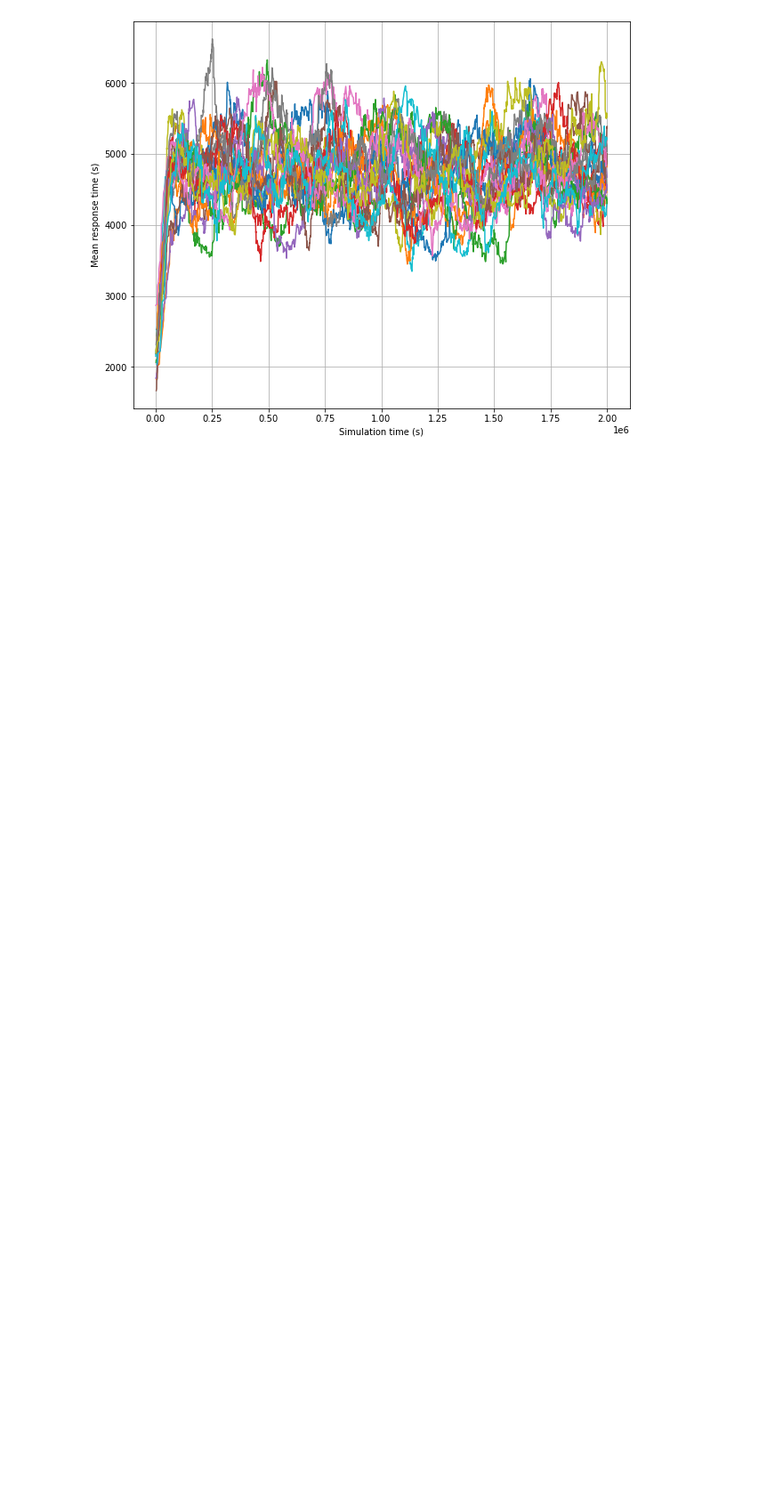
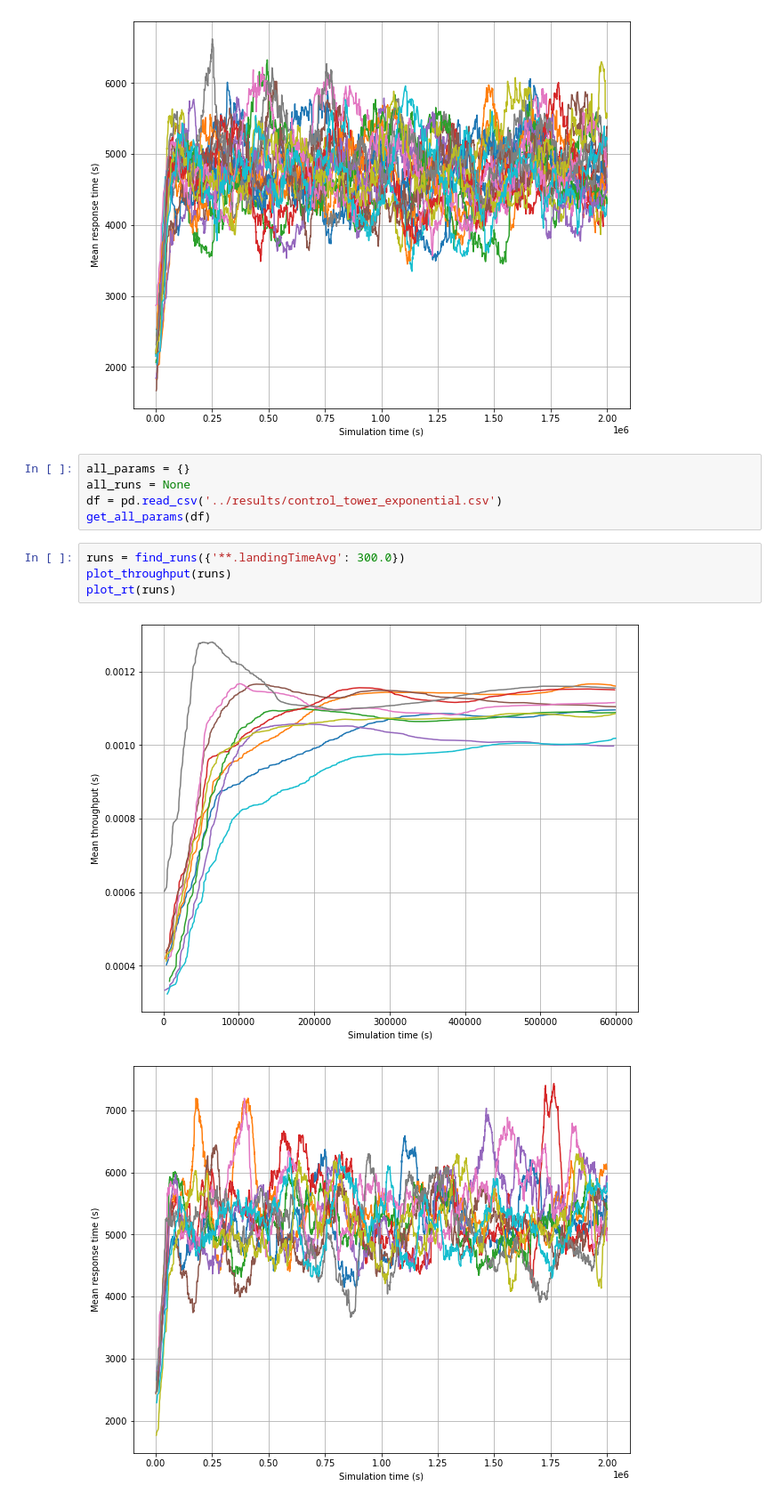
Before and after one commit to bendonio/Control-Tower-Project, a Jupyter notebook: CT/simulations/jupyter/warm_up.ipynb, the cells around one changed output. Shown at 89% size. Cells and saved outputs as stored; diff of their text form; blank space fills up the shorter version.

Commit message:
Test throughput/response time

```diff
--- a/CT/simulations/jupyter/warm_up.ipynb
+++ b/CT/simulations/jupyter/warm_up.ipynb
@@ -162,3 +220,15 @@ plot_rt(runs)
 # %% [output]
 [figure]
 [figure]
+# %%
+all_params = {}
+all_runs = None
+df = pd.read_csv('../results/control_tower_exponential.csv')
+get_all_params(df)
+# %%
+runs = find_runs({'**.landingTimeAvg': 300.0})
+plot_throughput(runs)
+plot_rt(runs)
+# %% [output]
+[figure, added]
+[figure, added]
```
Also changed, not shown: parts of 7 cells of this notebook, 4 other files.
